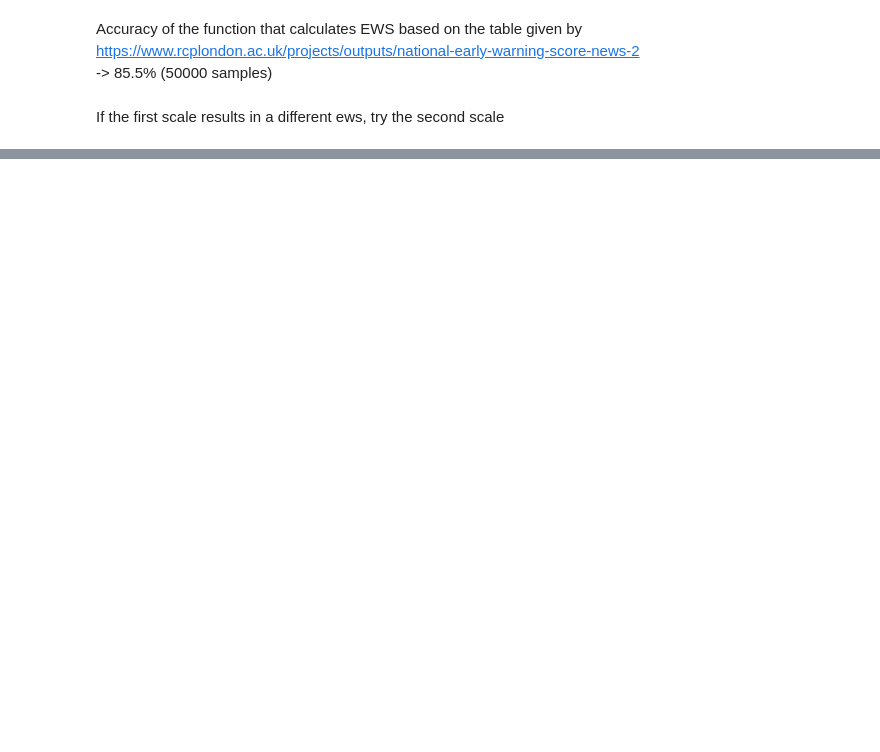
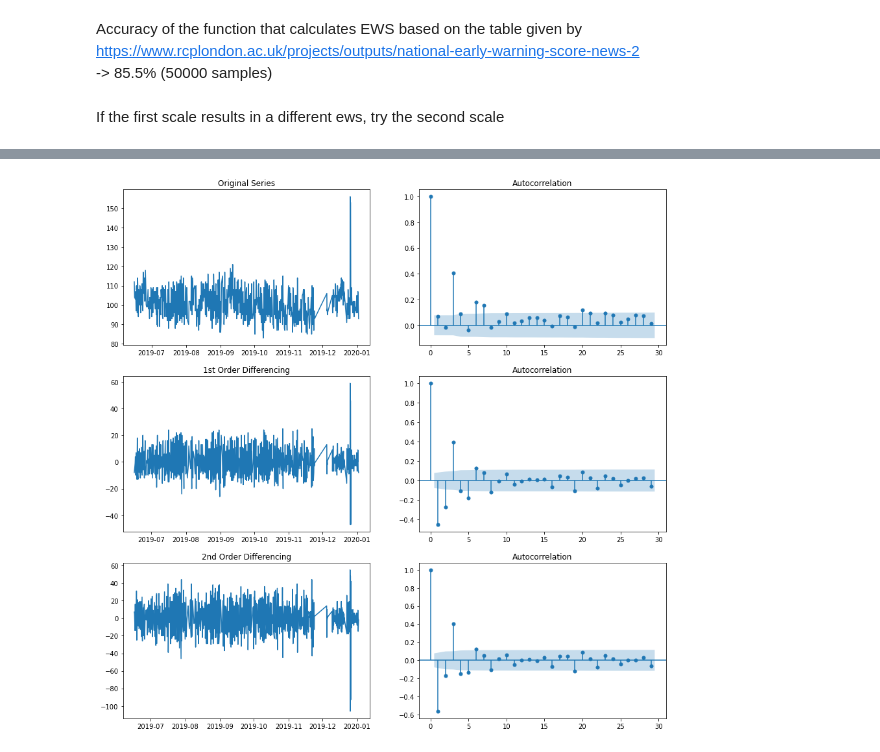
Before and after one commit to kustex/arinti_ews_usecase, a Jupyter notebook: arinti_EWS_notebook.ipynb, the cells around one changed output, grey strips where cells are left out. Cells and saved outputs as stored; diff of their text form; code cells hidden in the pictures; blank space fills up the shorter version.

```diff
--- a/arinti_EWS_notebook.ipynb
+++ b/arinti_EWS_notebook.ipynb
@@ -780,0 +808,16 @@ Accuracy of function: 94.36
+# %%
+fig, axes = plt.subplots(3, 2, figsize=(15,15))
+axes[0, 0].plot(series.HR); axes[0, 0].set_title('Original Series')
+plot_acf(series.HR, ax=axes[0, 1])
+
+# 1st Differencing
+axes[1, 0].plot(series.HR.diff()); axes[1, 0].set_title('1st Order Differencing')
+plot_acf(series.HR.diff().dropna(), ax=axes[1, 1])
+
+# 2nd Differencing
+axes[2, 0].plot(series.HR.diff().diff()); axes[2, 0].set_title('2nd Order Differencing')
+plot_acf(series.HR.diff().diff().dropna(), ax=axes[2, 1])
+
+plt.show()
+# %% [output]
+[figure, added]
```
Also changed, not shown: parts of 18 cells of this notebook.
